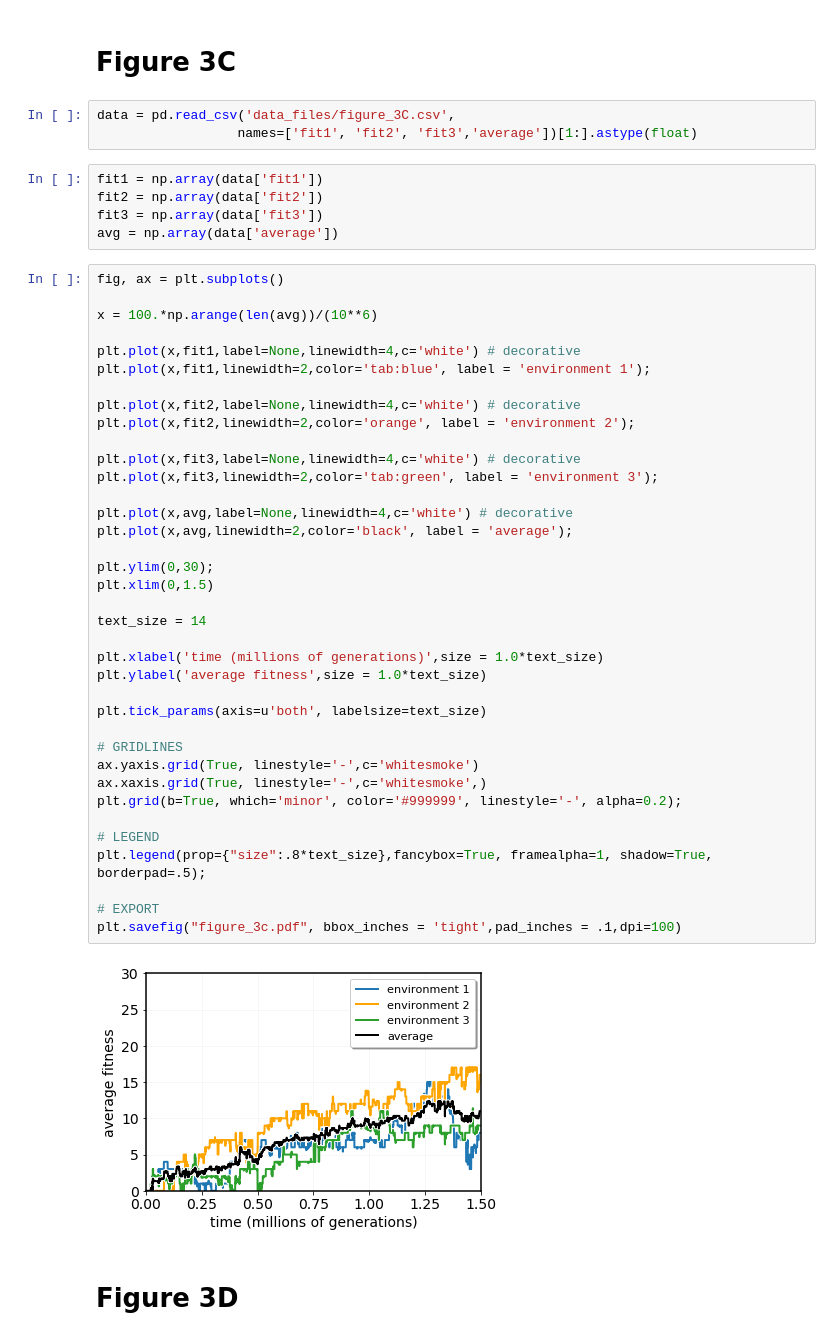
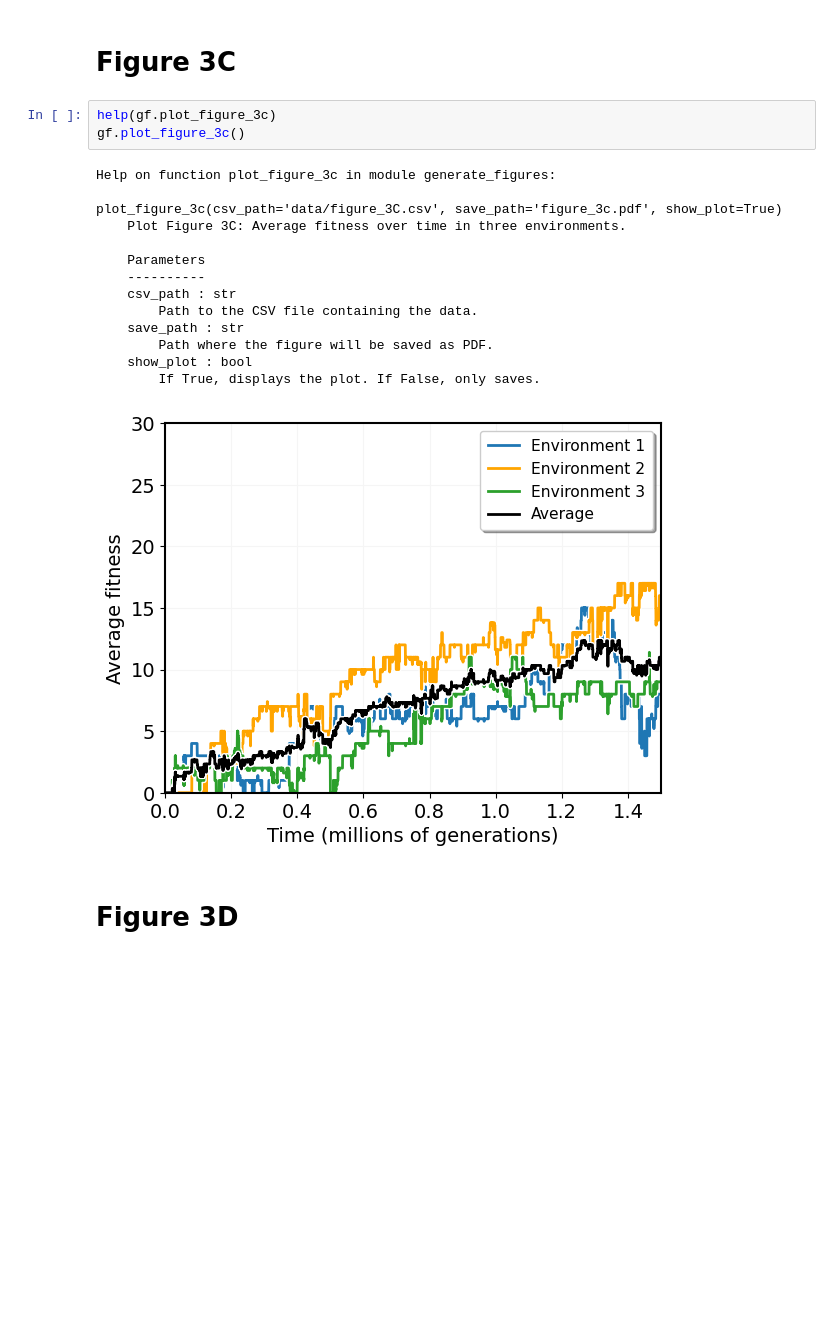
Before and after one commit to EnricoBorriello/Data-Visualization-Genetic-Control-Defaults, a Jupyter notebook: figures.ipynb, the cells around one changed output. Cells and saved outputs as stored; diff of their text form; blank space fills up the shorter version.

```diff
--- a/figures.ipynb
+++ b/figures.ipynb
@@ -158,51 +63,22 @@ plt.savefig("figure_3b.pdf", bbox_inches = 'tight',pad_inches = .1,dpi=100)
 # %% [markdown]
 # Figure 3C
-# %%
-data = pd.read_csv('data_files/figure_3C.csv',
-                  names=['fit1', 'fit2', 'fit3','average'])[1:].astype(float)
-# %%
-fit1 = np.array(data['fit1'])
-fit2 = np.array(data['fit2'])
-fit3 = np.array(data['fit3'])
-avg = np.array(data['average'])
-# %%
-fig, ax = plt.subplots()
-
-x = 100.*np.arange(len(avg))/(10**6)
-
-plt.plot(x,fit1,label=None,linewidth=4,c='white') # decorative
-plt.plot(x,fit1,linewidth=2,color='tab:blue', label = 'environment 1');
-
-plt.plot(x,fit2,label=None,linewidth=4,c='white') # decorative
-plt.plot(x,fit2,linewidth=2,color='orange', label = 'environment 2');
-
-plt.plot(x,fit3,label=None,linewidth=4,c='white') # decorative
-plt.plot(x,fit3,linewidth=2,color='tab:green', label = 'environment 3');
-
-plt.plot(x,avg,label=None,linewidth=4,c='white') # decorative
-plt.plot(x,avg,linewidth=2,color='black', label = 'average');
-
-plt.ylim(0,30);
-plt.xlim(0,1.5)
-
-text_size = 14
-
-plt.xlabel('time (millions of generations)',size = 1.0*text_size)
-plt.ylabel('average fitness',size = 1.0*text_size)
-
-plt.tick_params(axis=u'both', labelsize=text_size)
-
-# GRIDLINES
-ax.yaxis.grid(True, linestyle='-',c='whitesmoke')
-ax.xaxis.grid(True, linestyle='-',c='whitesmoke',)
-plt.grid(b=True, which='minor', color='#999999', linestyle='-', alpha=0.2);
-
-# LEGEND
-plt.legend(prop={"size":.8*text_size},fancybox=True, framealpha=1, shadow=True, borderpad=.5);
-
-# EXPORT
-plt.savefig("figure_3c.pdf", bbox_inches = 'tight',pad_inches = .1,dpi=100)
-# %% [output]
-[figure, removed]
+# %%
+help(gf.plot_figure_3c)
+gf.plot_figure_3c()
+# %% [output]
+Help on function plot_figure_3c in module generate_figures:
+
+plot_figure_3c(csv_path='data/figure_3C.csv', save_path='figure_3c.pdf', show_plot=True)
+    Plot Figure 3C: Average fitness over time in three environments.
+
+    Parameters
+    ----------
+    csv_path : str
+        Path to the CSV file containing the data.
+    save_path : str
+        Path where the figure will be saved as PDF.
+    show_plot : bool
+        If True, displays the plot. If False, only saves.
+[figure, added]
 # %% [markdown]
 # Figure 3D
```
Also changed, not shown: parts of 51 cells of this notebook, 2 other files.
